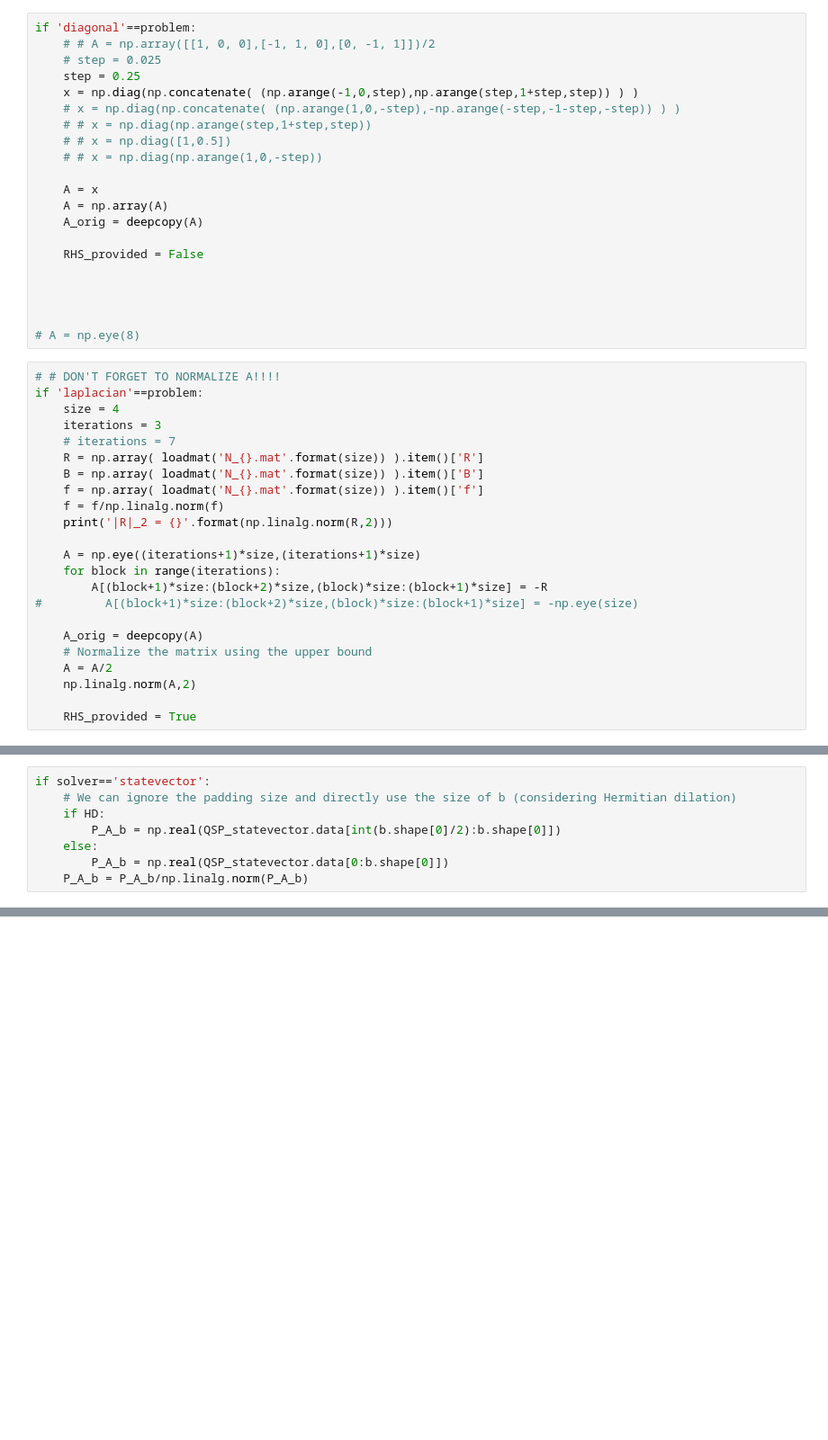
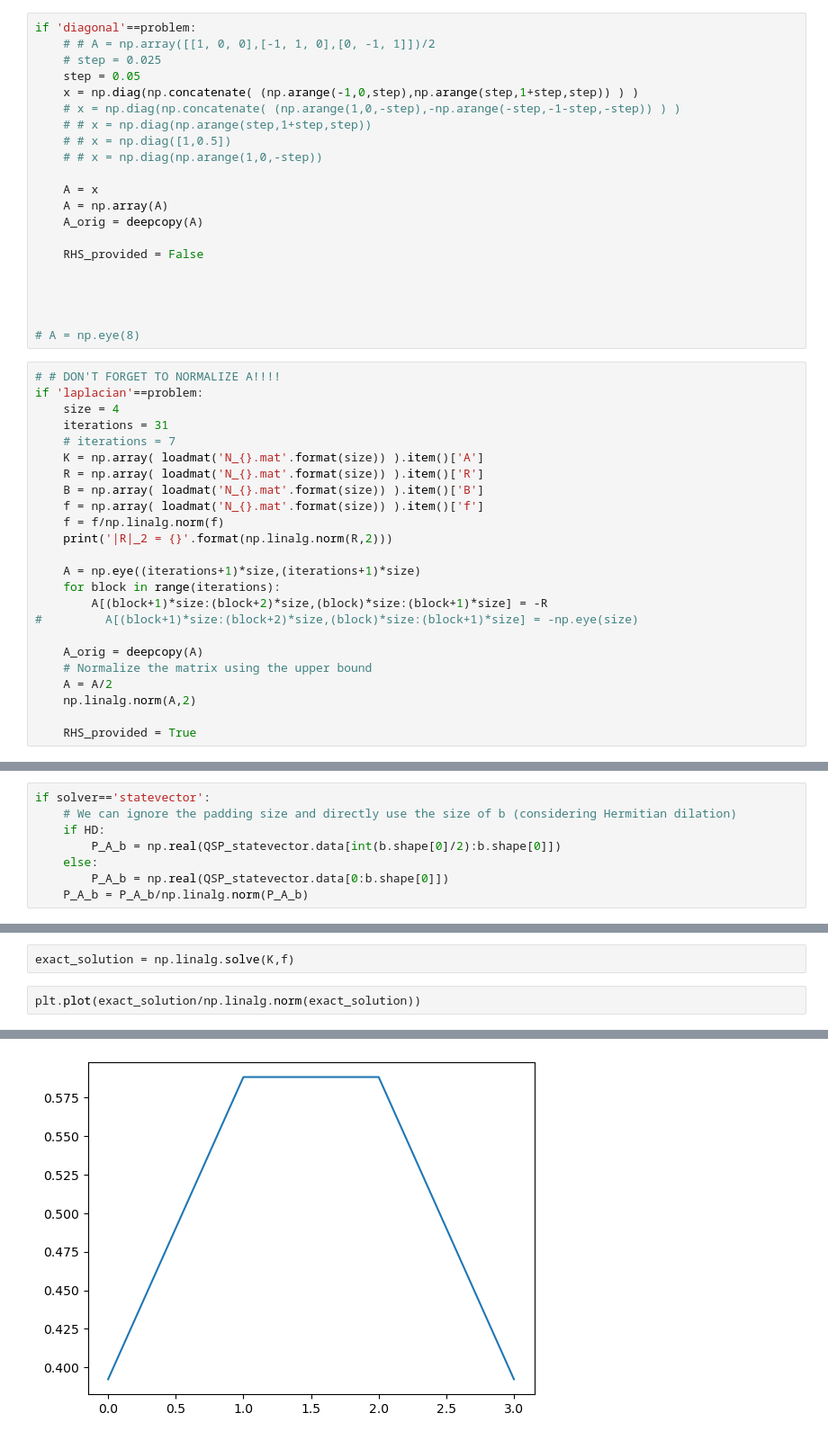
Before and after one commit to osamarais/qiskit_iterative_solver, a Jupyter notebook: qiskit_QSP_cleaned_up.ipynb, the cells around one changed output, grey strips where cells are left out. Shown: that part at 90% size. Saved outputs shown, nothing was run; the diff lists cells and outputs as text; blank space fills up the shorter version.

```diff
--- a/qiskit_QSP_cleaned_up.ipynb
+++ b/qiskit_QSP_cleaned_up.ipynb
@@ -57,7 +57,7 @@ if 'lower triangular identities'==problem:
 if 'diagonal'==problem:
     # # A = np.array([[1, 0, 0],[-1, 1, 0],[0, -1, 1]])/2
     # step = 0.025
-    step = 0.25
+    step = 0.05
     x = np.diag(np.concatenate( (np.arange(-1,0,step),np.arange(step,1+step,step)) ) )
     # x = np.diag(np.concatenate( (np.arange(1,0,-step),-np.arange(-step,-1-step,-step)) ) )
     # # x = np.diag(np.arange(step,1+step,step))
@@ -78,8 +78,9 @@ if 'diagonal'==problem:
 # # DON'T FORGET TO NORMALIZE A!!!!
 if 'laplacian'==problem:
     size = 4
-    iterations = 3
+    iterations = 31
     # iterations = 7
+    K = np.array( loadmat('N_{}.mat'.format(size)) ).item()['A']
     R = np.array( loadmat('N_{}.mat'.format(size)) ).item()['R']
     B = np.array( loadmat('N_{}.mat'.format(size)) ).item()['B']
     f = np.array( loadmat('N_{}.mat'.format(size)) ).item()['f']
@@ -486,0 +457,5 @@ np.linalg.norm(result - expected_result,2)
+# %%
+exact_solution = np.linalg.solve(K,f)
+# %%
+plt.plot(exact_solution/np.linalg.norm(exact_solution))
+# %% [output]
@@ -486,0 +463 @@ np.linalg.norm(result - expected_result,2)
+[figure, added]
```
Also changed, not shown: parts of 51 cells of this notebook, 9 other files.
